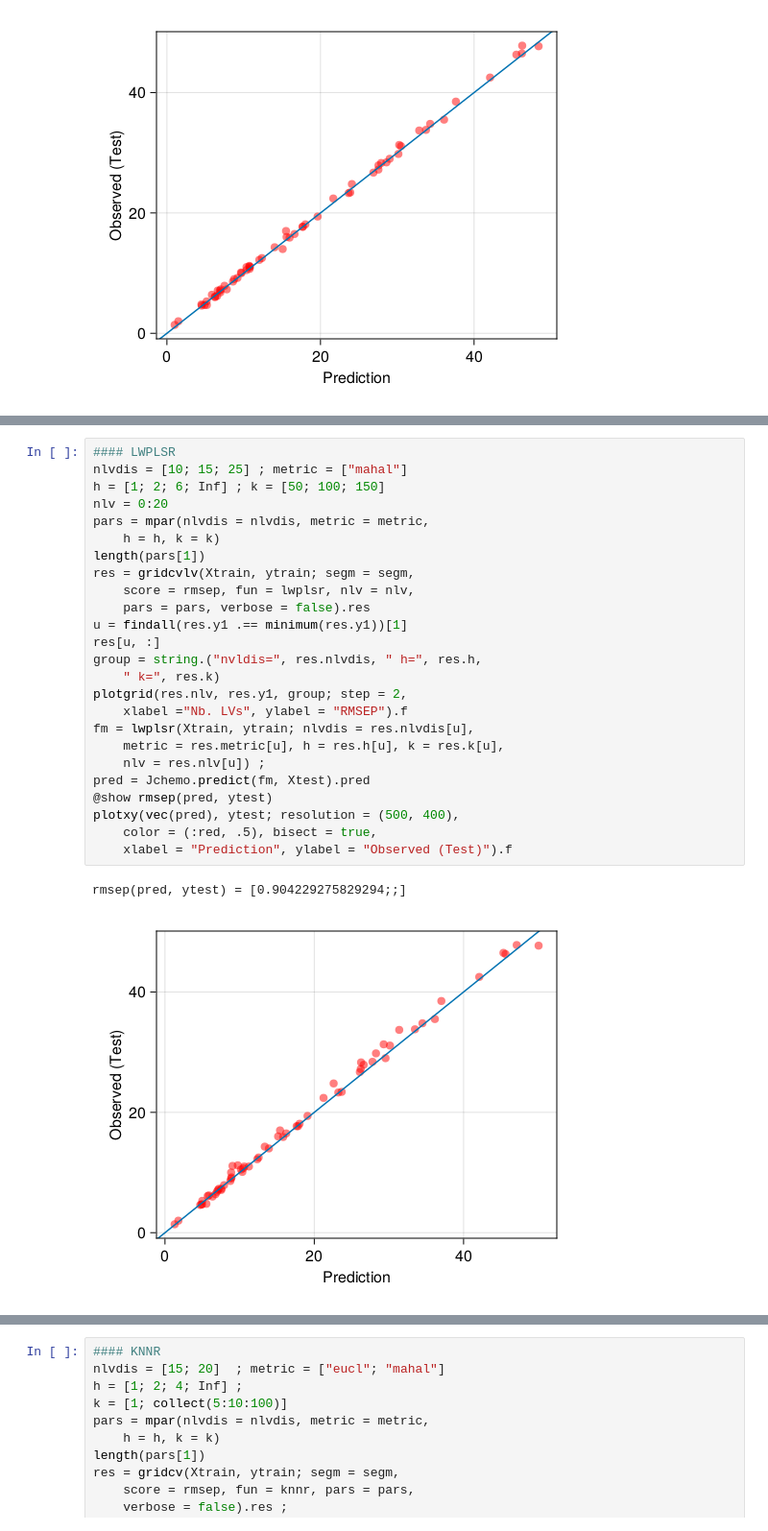
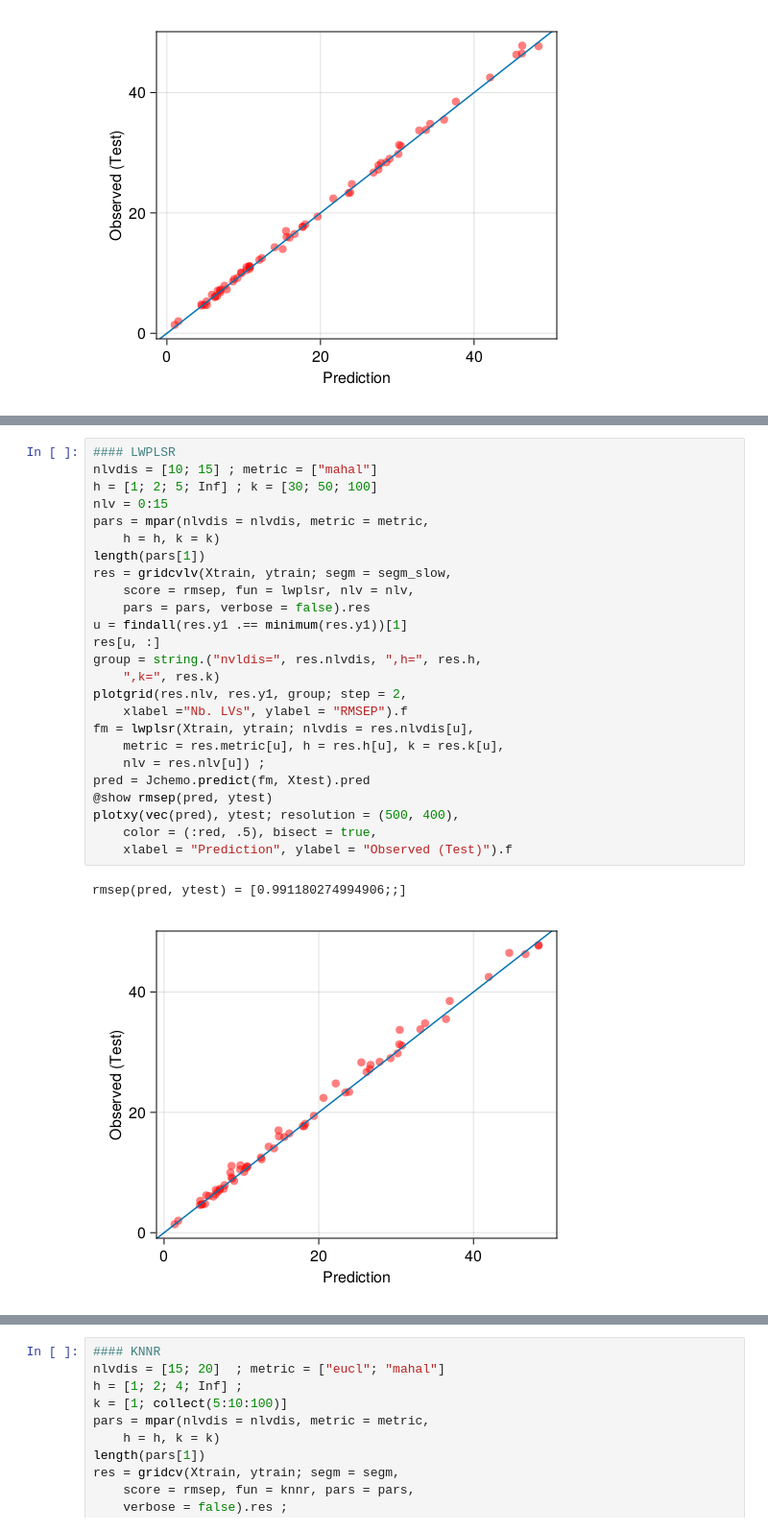
Before and after one commit to mlesnoff/JchemoDemo, a Jupyter notebook: Examples_Jchemo/ipynb/Regression/tecator_gridcv_all_models.ipynb, the cells around one changed output, grey strips where cells are left out. Shown at 96% size. Saved outputs shown, nothing was run; the diff lists cells and outputs as text.

```diff
--- a/Examples_Jchemo/ipynb/Regression/tecator_gridcv_all_models.ipynb
+++ b/Examples_Jchemo/ipynb/Regression/tecator_gridcv_all_models.ipynb
@@ -268,31 +287,31 @@ rmsep(pred, ytest) = [0.5400088894333775;;]
 [figure]
 # %%
 #### LWPLSR
-nlvdis = [10; 15; 25] ; metric = ["mahal"]
-h = [1; 2; 6; Inf] ; k = [50; 100; 150]
-nlv = 0:20
+nlvdis = [10; 15] ; metric = ["mahal"]
+h = [1; 2; 5; Inf] ; k = [30; 50; 100]
+nlv = 0:15
 pars = mpar(nlvdis = nlvdis, metric = metric,
     h = h, k = k)
 length(pars[1])
-res = gridcvlv(Xtrain, ytrain; segm = segm,
+res = gridcvlv(Xtrain, ytrain; segm = segm_slow,
     score = rmsep, fun = lwplsr, nlv = nlv,
     pars = pars, verbose = false).res
 u = findall(res.y1 .== minimum(res.y1))[1]
 res[u, :]
-group = string.("nvldis=", res.nlvdis, " h=", res.h,
-    " k=", res.k)
+group = string.("nvldis=", res.nlvdis, ",h=", res.h,
+    ",k=", res.k)
 plotgrid(res.nlv, res.y1, group; step = 2,
     xlabel ="Nb. LVs", ylabel = "RMSEP").f
 fm = lwplsr(Xtrain, ytrain; nlvdis = res.nlvdis[u],
     metric = res.metric[u], h = res.h[u], k = res.k[u],
     nlv = res.nlv[u]) ;
 pred = Jchemo.predict(fm, Xtest).pred
 @show rmsep(pred, ytest)
 plotxy(vec(pred), ytest; resolution = (500, 400),
     color = (:red, .5), bisect = true,
     xlabel = "Prediction", ylabel = "Observed (Test)").f
 # %% [output]
-rmsep(pred, ytest) = [0.904229275829294;;]
+rmsep(pred, ytest) = [0.991180274994906;;]
-[figure, old version]
+[figure, new version]
 # %%
 #### LWPLSR-AVG
```
Also changed, not shown: parts of 10 cells of this notebook, 14 other files.
